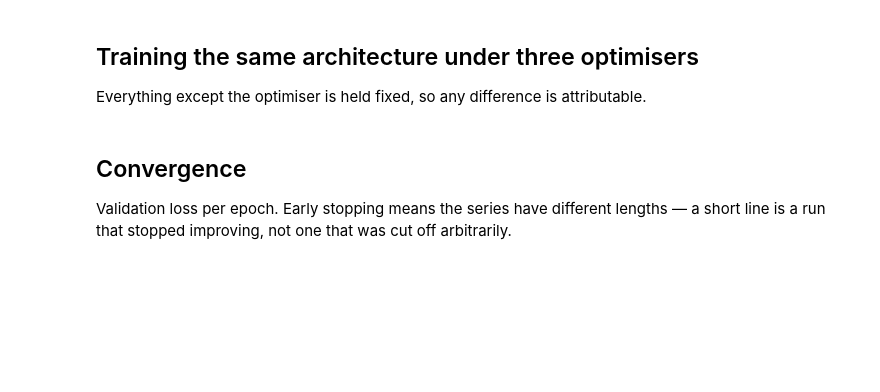
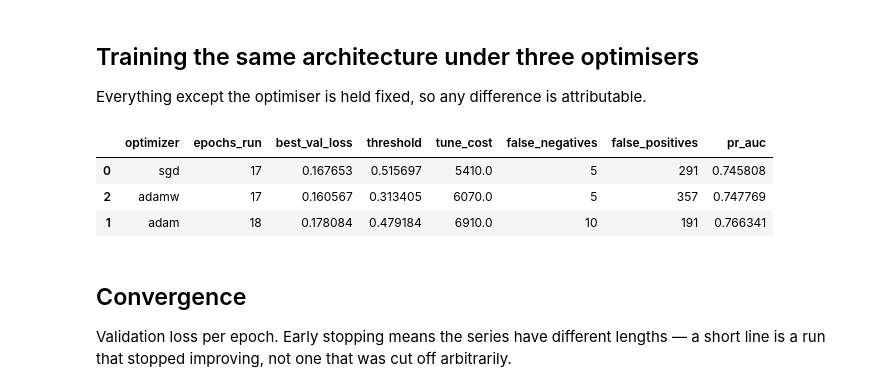
Before and after one commit to DiogoRibeiro7/scania-aps-cost, a Jupyter notebook: experiments/07_neural_network_optimization.ipynb, the cells around one changed output. Cells and saved outputs as stored; diff of their text form; code cells hidden in the pictures; blank space fills up the shorter version.

```diff
--- a/experiments/07_neural_network_optimization.ipynb
+++ b/experiments/07_neural_network_optimization.ipynb
@@ -92,36 +96,39 @@ for optimizer in ("sgd", "adam", "adamw"):
         optimizer=optimizer,
         learning_rate=1e-3 if optimizer != "sgd" else 1e-2,
         weight_decay=1e-4,
         dropout=0.2,
         batch_norm=True,
         max_epochs=40,
         patience=8,
         scheduler="plateau",
         positive_class_weight=20.0,
         random_state=42,
     ).fit(X_fit_t, y_fit_t)
 
     histories[optimizer] = net.history_
     scores = positive_class_scores(net, X_tune_t)
     chosen = optimize_score_threshold(y_tune_t, scores.values)
-    evaluation = evaluate_scores(
-        y_tune_t, scores.values, chosen.threshold, score_kind=scores.kind
-    )
+    evaluation = evaluate_scores(y_tune_t, scores.values, chosen.threshold, score_kind=scores.kind)
     rows.append(
         {
             "optimizer": optimizer,
             "epochs_run": len(net.history_),
             "best_val_loss": min(h["val_loss"] for h in net.history_),
             "threshold": chosen.threshold,
             "tune_cost": evaluation.total_cost,
             "false_negatives": evaluation.false_negatives,
             "false_positives": evaluation.false_positives,
             "pr_auc": evaluation.pr_auc,
         }
     )
 
 optimizer_results = pd.DataFrame(rows).sort_values("tune_cost")
 optimizer_results
+# %% [output]
+|  | optimizer | epochs_run | best_val_loss | threshold | tune_cost | false_negatives | false_positives | pr_auc |
+| 0 | sgd | 17 | 0.167653 | 0.515697 | 5410.0 | 5 | 291 | 0.745808 |
+| 2 | adamw | 17 | 0.160567 | 0.313405 | 6070.0 | 5 | 357 | 0.747769 |
+| 1 | adam | 18 | 0.178084 | 0.479184 | 6910.0 | 10 | 191 | 0.766341 |
 # %% [markdown]
 ## Convergence
 
```
Also changed, not shown: parts of 5 cells of this notebook, 9 other files.
